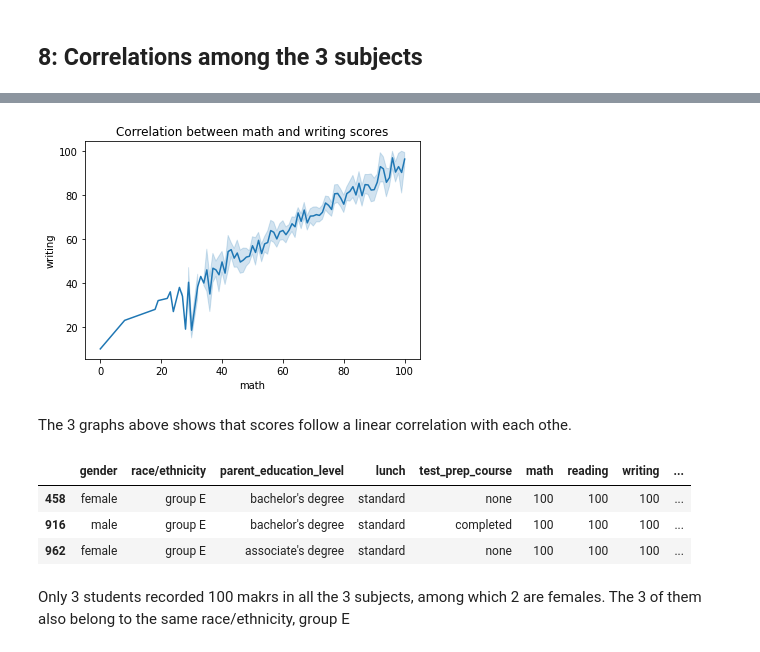
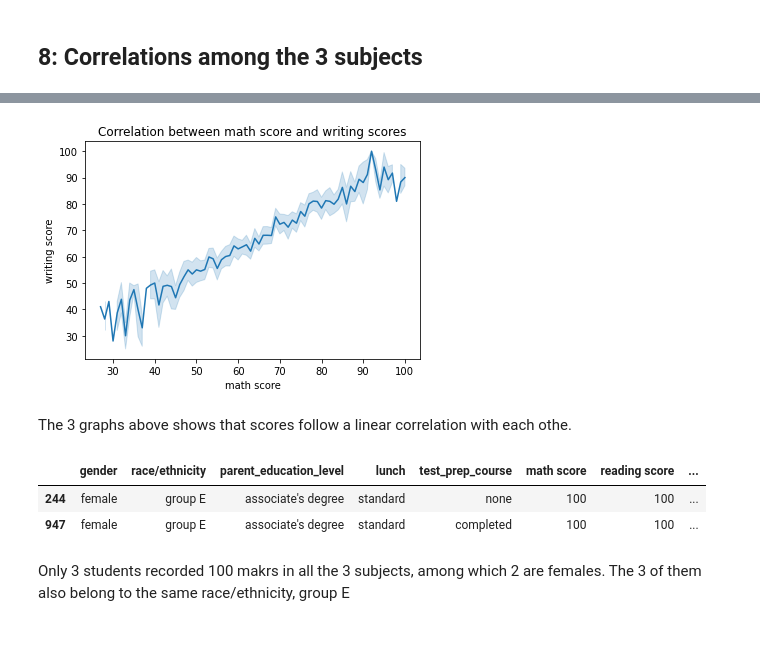
Before and after one commit to JustSp3cial/Student-Performance-Analysis, a Jupyter notebook: student-performance-analysis.ipynb, the cells around one changed output, grey strips where cells are left out. Cells and saved outputs as stored; diff of their text form; code cells hidden in the pictures.

```diff
--- a/student-performance-analysis.ipynb
+++ b/student-performance-analysis.ipynb
@@ -31,6 +31,6 @@ import matplotlib.pyplot as plt
 import seaborn as sns
 
 # Reading in the data
-df = pd.read_csv('data/exams.csv')
+df = pd.read_csv('exams.csv')
 df.head()
 # %% [output]
@@ -55,6 +55,6 @@ df.describe()
 # %% [markdown]
 A column  titled **average_score** is added to the dataset. This will be used in ralation to other categorical variables in the dataset.
 # %%
-df['average_score'] =(df['math'] + df['writing'] + df['reading']) / 3
+df['average_score'] =(df['math score'] + df['writing score'] + df['reading score']) / 3
 df
 # %% [output]
@@ -190,16 +191,15 @@ sns.lineplot(x = 'math', y = 'reading', data = df).set(title='Correlation betwee
 # %%
-sns.lineplot(x = 'math', y = 'writing', data = df).set(title='Correlation between math and writing scores');
+sns.lineplot(x = 'math score', y = 'writing score', data = df).set(title='Correlation between math score and writing scores');
 # %% [output]
-[figure, old version]
+[figure, new version]
 # %% [markdown]
 The 3 graphs above shows that scores follow a linear correlation with each othe.
 # %%
 df[df['average_score'] == 100]
 # %% [output]
-|  | gender | race/ethnicity | parent_education_level | lunch | test_prep_course | math | reading | writing | ... |
-| 458 | female | group E | bachelor's degree | standard | none | 100 | 100 | 100 | ... |
-| 916 | male | group E | bachelor's degree | standard | completed | 100 | 100 | 100 | ... |
-| 962 | female | group E | associate's degree | standard | none | 100 | 100 | 100 | ... |
+|  | gender | race/ethnicity | parent_education_level | lunch | test_prep_course | math score | reading score | ... |
+| 244 | female | group E | associate's degree | standard | none | 100 | 100 | ... |
+| 947 | female | group E | associate's degree | standard | completed | 100 | 100 | ... |
 # %% [markdown]
 Only 3 students recorded 100 makrs in all the 3 subjects, among which 2 are females. The 3 of them also belong to the same race/ethnicity, group E
 # %% [markdown]
```
Also changed, not shown: parts of 13 cells of this notebook, 1 other file.
